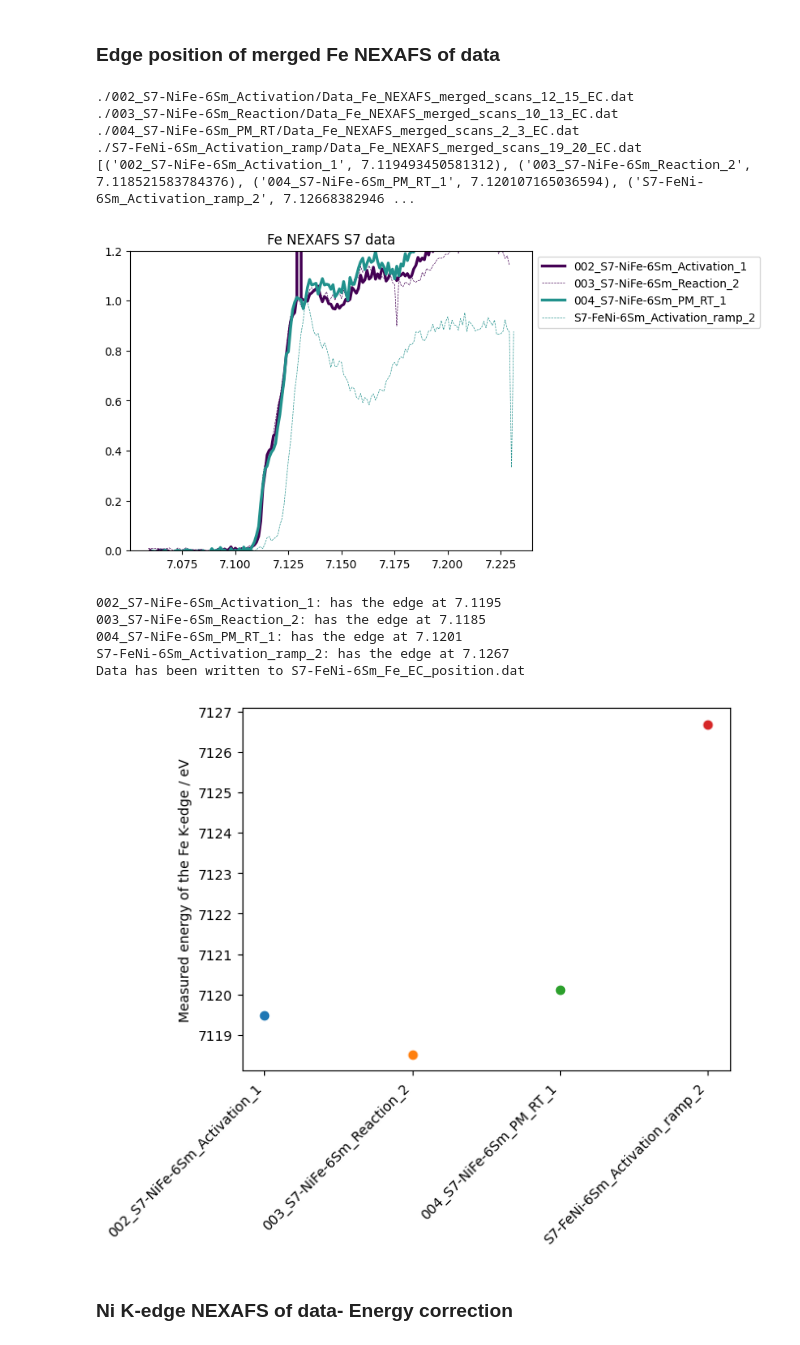
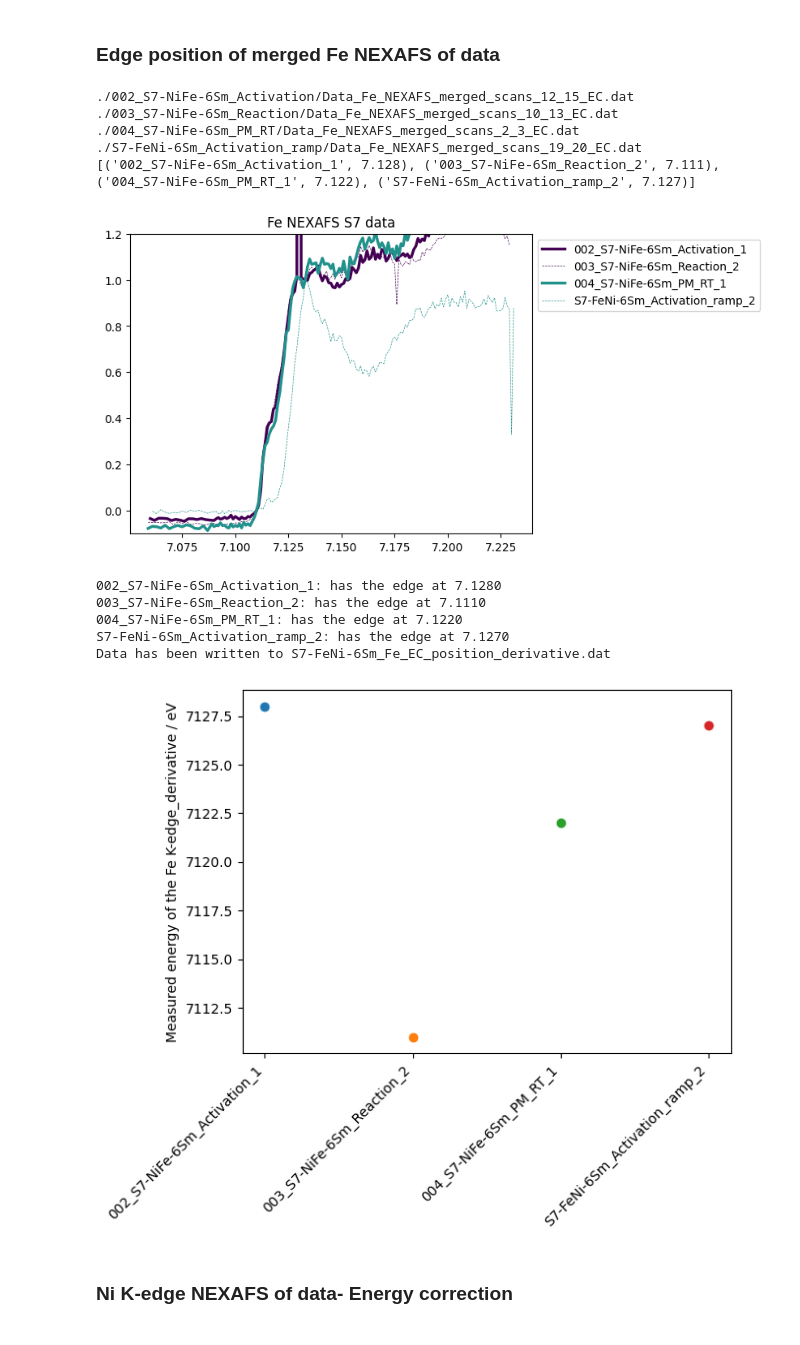
Before and after one commit to raulgarciadiez/myspot_2024_07, a Jupyter notebook: S7-NiFe-6Sm/Summary_plots.ipynb, the cells around one changed output. Drawn from its saved outputs; the diff is of its cells as text; code cells hidden in the pictures.

```diff
--- a/S7-NiFe-6Sm/Summary_plots.ipynb
+++ b/S7-NiFe-6Sm/Summary_plots.ipynb
@@ -317,13 +360,12 @@ S7-FeNi-6Sm_Activation_ramp_1
 # %% [markdown]
 ### Edge position of merged Fe NEXAFS of data
 # %%
-
 search_string = "Fe_NEXAFS_merged"
 search_string_2 = "EC"
 var1="roi5" # diode1 / roiX / ionch1
 var2="mcaLt" # AS_IC / mcaLt mcaRt
 
-monoE_min = 7.08
+monoE_min = 7.11
 monoE_max = 7.133
 #edge = 7.112
 # Fe K-edge is at 7.112 KeV
@@ -357,30 +399,26 @@ for idx, (file_path, label) in enumerate(labeled_files):
     y = -0.0*idx + (result_df["I_norm"])
     err = (result_df[f'{var1}/{var2}_std'] - signal_min)/(signal_max - signal_min)
 
+    edge_position = find_edge_position(result_df['monoE'].values, result_df["I_norm"].values, monoE_min, monoE_max)
 
-    target_min = result_df.loc[result_df['monoE'] == closest_monoE1, 'I_norm'].values[0]
-    target_max = result_df.loc[result_df['monoE'] == closest_monoE2, 'I_norm'].values[0]
-    target_value = (target_max - target_min)/2
-
-    #target_value = 0.5
-
-    #idx_before = result_df[result_df["I_norm"] <= target_value].index[-1]
-    #idx_after = result_df[result_df["I_norm"] > target_value].index[0]
+    #target_min = result_df.loc[result_df['monoE'] == closest_monoE1, 'I_norm'].values[0]
+    #target_max = result_df.loc[result_df['monoE'] == closest_monoE2, 'I_norm'].values[0]
+    #target_value = (target_max - target_min)/2
 
     ## this adds a constrain that the energy edge value should be between the monoE_min and monoE_max values
-    idx_before = result_df[(result_df["I_norm"] <= target_value) &
-                       (result_df['monoE'] >= monoE_min) &
-                       (result_df['monoE'] <= monoE_max)].index[-1]
+    #idx_before = result_df[(result_df["I_norm"] <= target_value) &
+    #                   (result_df['monoE'] >= monoE_min) &
+    #                   (result_df['monoE'] <= monoE_max)].index[-1]
 
-    idx_after = result_df[(result_df["I_norm"] > target_value) &
-                      (result_df['monoE'] >= monoE_min) &
-                      (result_df['monoE'] <= monoE_max)].index[0]
+    #idx_after = result_df[(result_df["I_norm"] > target_value) &
+    #                  (result_df['monoE'] >= monoE_min) &
+    #                  (result_df['monoE'] <= monoE_max)].index[0]
 
+    #x0, y0 = result_df.loc[idx_before, "I_norm"], result_df.loc[idx_before, 'monoE']
+    #x1, y1 = result_df.loc[idx_after, "I_norm"], result_df.loc[idx_after, 'monoE']
+    #interpolated_monoE = y0 + (target_value - x0) * (y1 - y0) / (x1 - x0)
 
-    x0, y0 = result_df.loc[idx_before, "I_norm"], result_df.loc[idx_before, 'monoE']
-    x1, y1 = result_df.loc[idx_after, "I_norm"], result_df.loc[idx_after, 'monoE']
-    interpolated_monoE = y0 + (target_value - x0) * (y1 - y0) / (x1 - x0)
-    energ_calib_Fe_NEXAFS_list.append((label,float(interpolated_monoE)))
+    energ_calib_Fe_NEXAFS_list.append((label,float(edge_position)))
 
 
     if label.endswith('_1'):
@@ -390,7 +428,7 @@ for idx, (file_path, label) in enumerate(labeled_files):
     #plt.fill_between(x, y - err,y + err, color=color, alpha=0.2)
 print(energ_calib_Fe_NEXAFS_list)
 
-plt.ylim([0,1.2])
+plt.ylim([-0.1,1.2])
 #plt.xlim([7.15,9.])
 plt.legend(loc='upper left', bbox_to_anchor=(1, 1))
 plt.title("Fe NEXAFS S7 data")
@@ -401,46 +439,46 @@ plt.savefig('Fe_NEXAFS_S7_data.png')
 ./003_S7-NiFe-6Sm_Reaction/Data_Fe_NEXAFS_merged_scans_10_13_EC.dat
 ./004_S7-NiFe-6Sm_PM_RT/Data_Fe_NEXAFS_merged_scans_2_3_EC.dat
 ./S7-FeNi-6Sm_Activation_ramp/Data_Fe_NEXAFS_merged_scans_19_20_EC.dat
-[('002_S7-NiFe-6Sm_Activation_1', 7.119493450581312), ('003_S7-NiFe-6Sm_Reaction_2', 7.118521583784376), ('004_S7-NiFe-6Sm_PM_RT_1', 7.120107165036594), ('S7-FeNi-6Sm_Activation_ramp_2', 7.12668382946 ...
+[('002_S7-NiFe-6Sm_Activation_1', 7.128), ('003_S7-NiFe-6Sm_Reaction_2', 7.111), ('004_S7-NiFe-6Sm_PM_RT_1', 7.122), ('S7-FeNi-6Sm_Activation_ramp_2', 7.127)]
-[figure, old version]
+[figure, new version]
 # %%
 edge_position_list = []
 sample_condition_list = []
 for (lab, en) in energ_calib_Fe_NEXAFS_list:
     plt.scatter(lab, en*1000)
     print(f"{lab}: has the edge at {en:.4f}")
     edge_position_list.append(float(en))
     sample_condition_list.append(lab)
 
 #print(sample_condition_list)
 #print(edge_position_list)
 plt.xticks(rotation=45, ha='right')
-plt.ylabel ("Measured energy of the Fe K-edge / eV")
+plt.ylabel ("Measured energy of the Fe K-edge_derivative / eV")
 #plt.savefig('Fe_REF_energy_shift.png')
 
 #Save the edge data in a new file
-filename = label.split('_')[0]+"_Fe_EC_position.dat"  #'sample_data.dat'
+filename = label.split('_')[0]+"_Fe_EC_position_derivative.dat"  #'sample_data.dat'
 #print(filename)
 
 # Writing to csv file
 with open(filename, mode='w', newline='') as file:
     writer = csv.writer(file)
 
     # Writing the headers
     writer.writerow(['Condition', 'Corrected_Edge'])
 
     # Writing the data rows
     for condition, edge in zip(sample_condition_list, edge_position_list):
         writer.writerow([condition, edge])
 
 print(f"Data has been written to {filename}")
 # %% [output]
-002_S7-NiFe-6Sm_Activation_1: has the edge at 7.1195
-003_S7-NiFe-6Sm_Reaction_2: has the edge at 7.1185
-004_S7-NiFe-6Sm_PM_RT_1: has the edge at 7.1201
-S7-FeNi-6Sm_Activation_ramp_2: has the edge at 7.1267
-Data has been written to S7-FeNi-6Sm_Fe_EC_position.dat
+002_S7-NiFe-6Sm_Activation_1: has the edge at 7.1280
+003_S7-NiFe-6Sm_Reaction_2: has the edge at 7.1110
+004_S7-NiFe-6Sm_PM_RT_1: has the edge at 7.1220
+S7-FeNi-6Sm_Activation_ramp_2: has the edge at 7.1270
+Data has been written to S7-FeNi-6Sm_Fe_EC_position_derivative.dat
-[figure, old version]
+[figure, new version]
 # %% [markdown]
 ### Ni K-edge NEXAFS of data- Energy correction
 # %%
```
Also changed, not shown: parts of 8 cells of this notebook, 14 other files.
